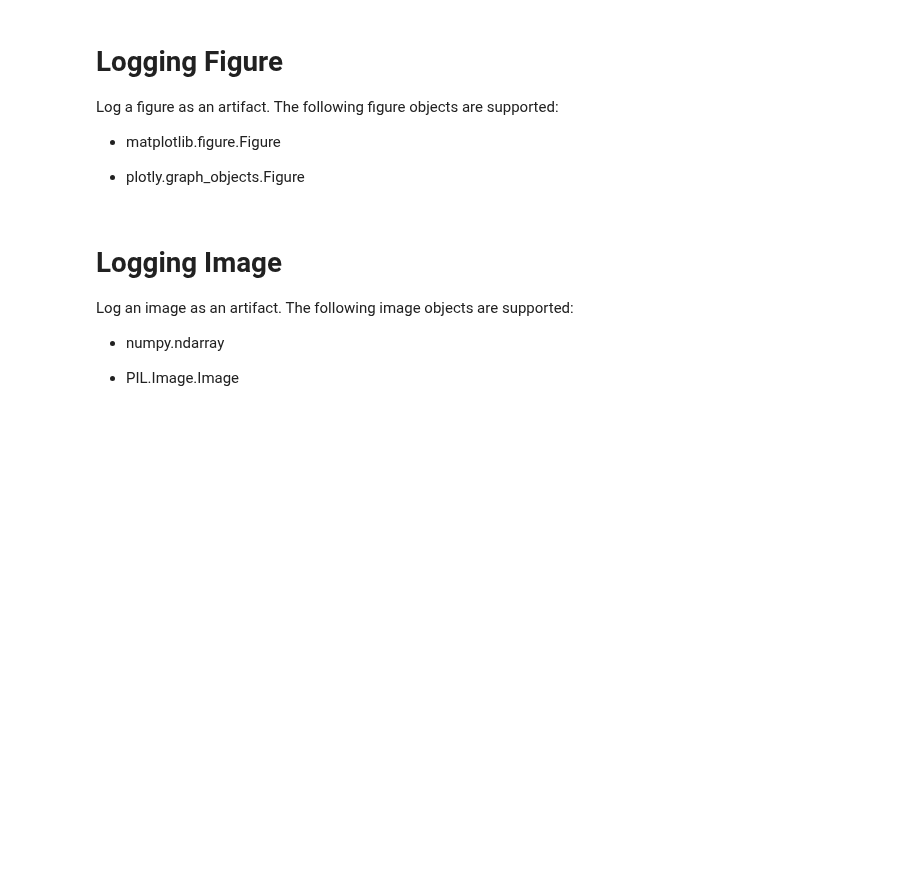
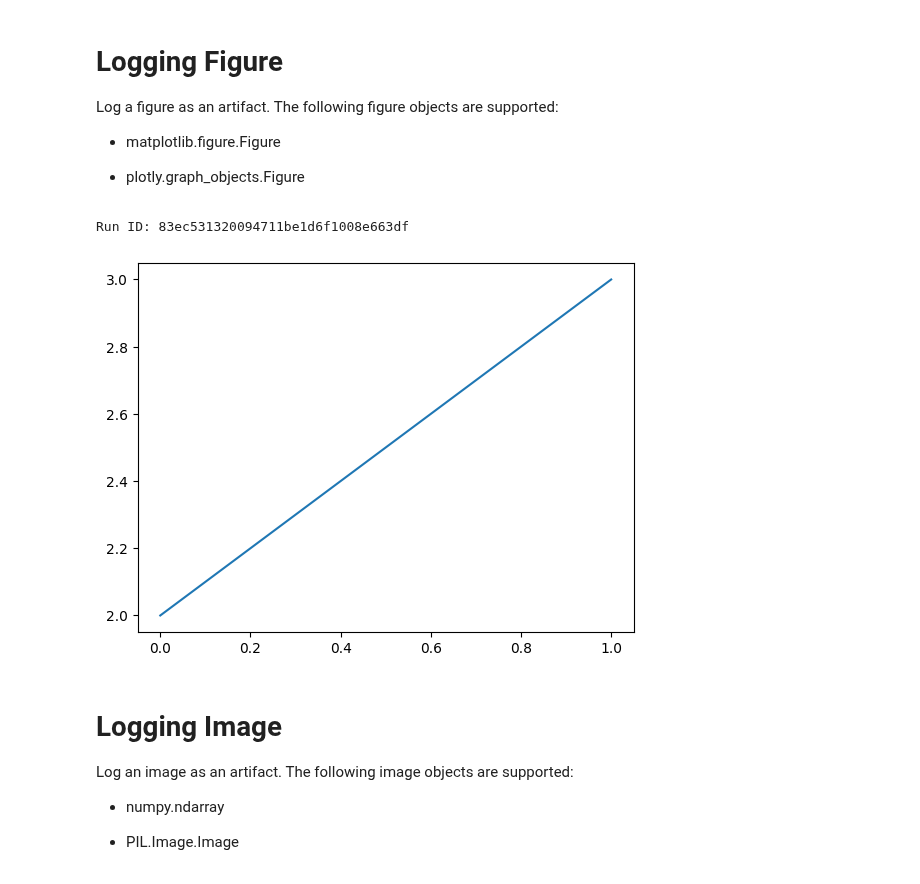
Before and after one commit to manuelgilm/mlflow_for_ml_dev, a Jupyter notebook: notebooks/mlflow_tracking/2_runs/2_logging_functions.ipynb, the cells around one changed output. Cells and saved outputs as stored; diff of their text form; code cells hidden in the pictures; blank space fills up the shorter version.

```diff
--- a/notebooks/mlflow_tracking/2_runs/2_logging_functions.ipynb
+++ b/notebooks/mlflow_tracking/2_runs/2_logging_functions.ipynb
@@ -21,7 +19,7 @@ with mlflow.start_run(run_name="logging_metrics", experiment_id=experiment.exper
     print("Run ID:", run.info.run_id)
 
     # logging a single metric
-    mlflow.log_metric("m1", 2.0, step=0)
+    mlflow.log_metric("m1", 2.0)
 
     # logging multiple metrics
     mlflow.log_metrics({"m2": 3.0, "m3": 4.0})
@@ -32,12 +30,18 @@ Run ID: baf2a07fbba04625af777e903adf01dd
 epochs = 100
 batch_size = 32
 import random
-with mlflow.start_run(run_name="logging_metrics", run_id=run.info.run_id, experiment_id=experiment.experiment_id) as run:
+with mlflow.start_run(run_id=run.info.run_id, experiment_id=experiment.experiment_id) as run:
     for epoch in range(1,epochs+1):
         acc = 1 - 2 ** -epoch - random.random() / epoch
         loss = 2 ** -epoch + random.random() / epoch
         mlflow.log_metric("accuracy", acc, step=epoch)
         mlflow.log_metric("loss",loss, step = epoch)
+
+    # logging a single metric
+    mlflow.log_metric("m1", 5.0, step=2)
+
+    # logging multiple metrics
+    mlflow.log_metrics({"m2": 1.0, "m3": 6.0}, step=2)
 # %%
 client = mlflow.MlflowClient()
 # %%
@@ -59,5 +91,5 @@ with mlflow.start_run(run_name="logging_params", experiment_id=experiment.experi
     mlflow.log_param("p1", 2.0)
 
     # logging multiple parameters
-    mlflow.log_params({"p2": 3.0, "p3": 4.0})
+    mlflow.log_params({"p2": 3.0, "p3": 4.0, "p4":"This is a parameter."})
 # %% [output]
@@ -115,14 +151,17 @@ Log a figure as an artifact. The following figure objects are supported:
 # %%
 import matplotlib.pyplot as plt
 
 fig, ax = plt.subplots()
 ax.plot([0, 1], [2, 3])
 
 with mlflow.start_run(run_name="logging_figure", experiment_id=experiment.experiment_id) as run:
     print("Run ID:", run.info.run_id)
 
     # logging a figure
-    mlflow.log_figure(fig, artifact_file="figure.png")
+    mlflow.log_figure(fig, artifact_file="figures/figure.png")
+# %% [output]
+Run ID: 83ec531320094711be1d6f1008e663df
+[figure, added]
 # %% [markdown]
 # Logging Image
 
```
Also changed, not shown: parts of 12 cells of this notebook, 1 other file.
